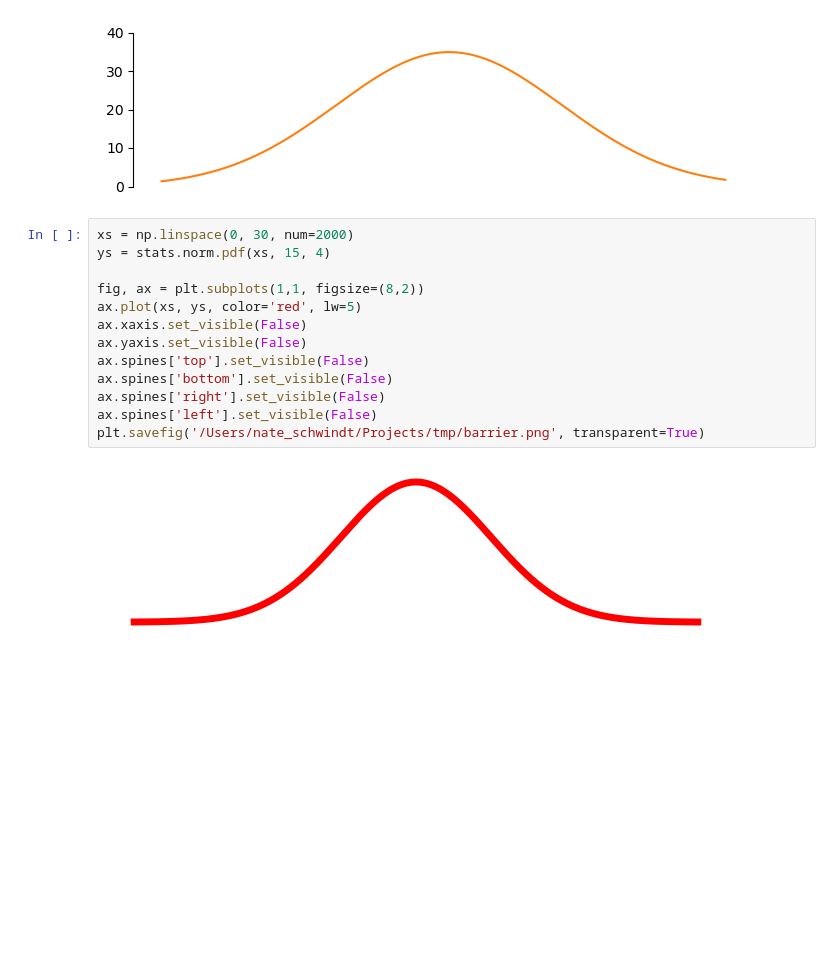
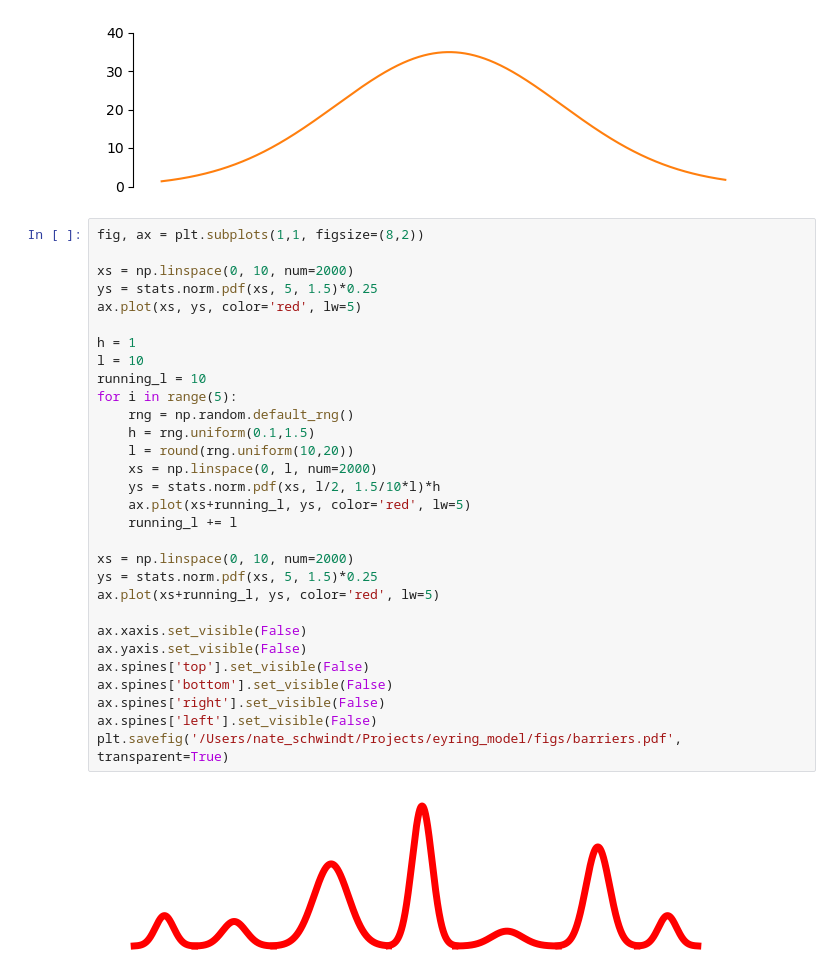
Before and after one commit to schwinns/eyring_model, a Jupyter notebook: plotting_paths.ipynb, the cells around one changed output. Saved outputs shown, nothing was run; the diff lists cells and outputs as text; blank space fills up the shorter version.

Commit message:
test kT-cutoff, update Fig 3, make graphical abstract

```diff
--- a/plotting_paths.ipynb
+++ b/plotting_paths.ipynb
@@ -110,17 +107,34 @@ ax.set_ylim(0,40);
 # %% [output]
 [figure]
 # %%
-xs = np.linspace(0, 30, num=2000)
-ys = stats.norm.pdf(xs, 15, 4)
+fig, ax = plt.subplots(1,1, figsize=(8,2))
 
-fig, ax = plt.subplots(1,1, figsize=(8,2))
+xs = np.linspace(0, 10, num=2000)
+ys = stats.norm.pdf(xs, 5, 1.5)*0.25
 ax.plot(xs, ys, color='red', lw=5)
+
+h = 1
+l = 10
+running_l = 10
+for i in range(5):
+    rng = np.random.default_rng()
+    h = rng.uniform(0.1,1.5)
+    l = round(rng.uniform(10,20))
+    xs = np.linspace(0, l, num=2000)
+    ys = stats.norm.pdf(xs, l/2, 1.5/10*l)*h
+    ax.plot(xs+running_l, ys, color='red', lw=5)
+    running_l += l
+
+xs = np.linspace(0, 10, num=2000)
+ys = stats.norm.pdf(xs, 5, 1.5)*0.25
+ax.plot(xs+running_l, ys, color='red', lw=5)
+
 ax.xaxis.set_visible(False)
 ax.yaxis.set_visible(False)
 ax.spines['top'].set_visible(False)
 ax.spines['bottom'].set_visible(False)
 ax.spines['right'].set_visible(False)
 ax.spines['left'].set_visible(False)
-plt.savefig('/Users/nate_schwindt/Projects/tmp/barrier.png', transparent=True)
+plt.savefig('/Users/nate_schwindt/Projects/eyring_model/figs/barriers.pdf', transparent=True)
 # %% [output]
-[figure, old version]
+[figure, new version]
```
Also changed, not shown: parts of 3 cells of this notebook, 5 other files.
